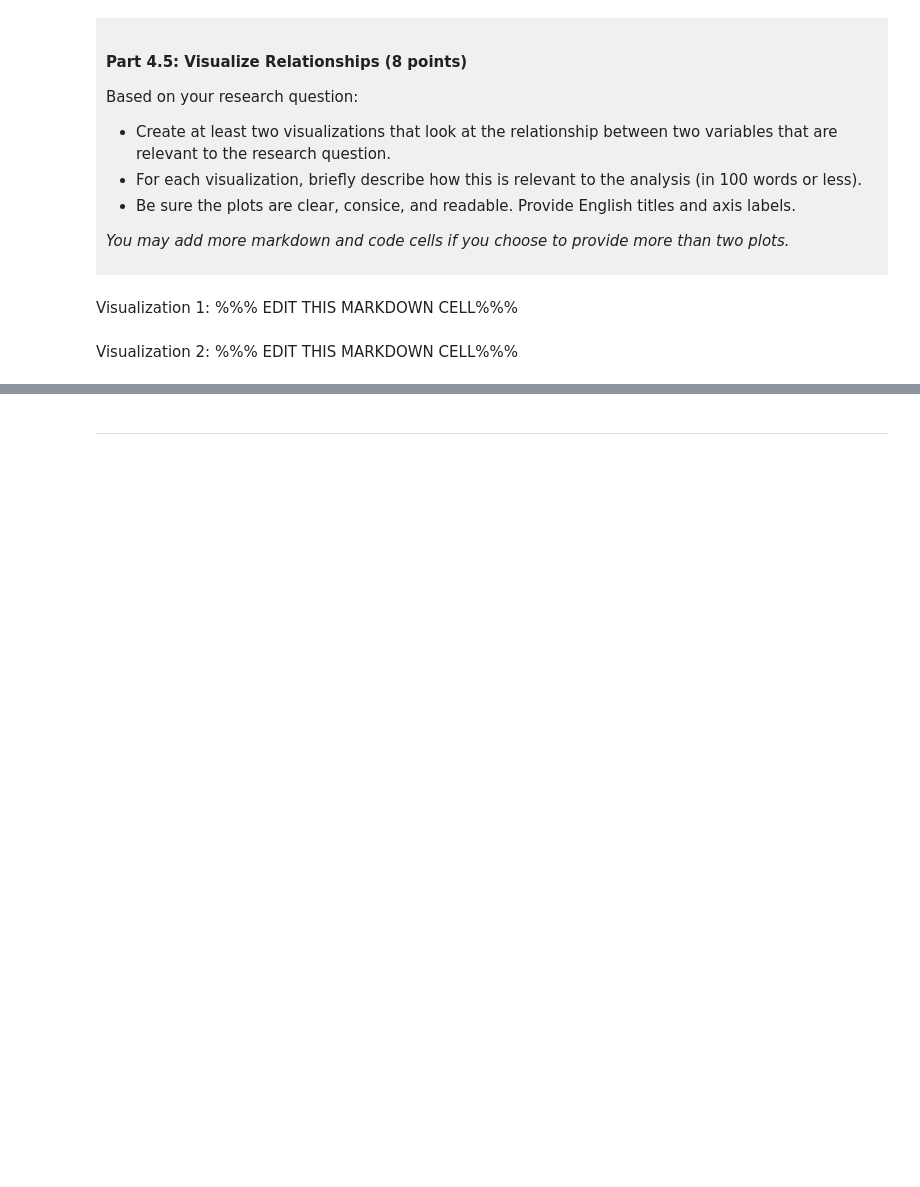
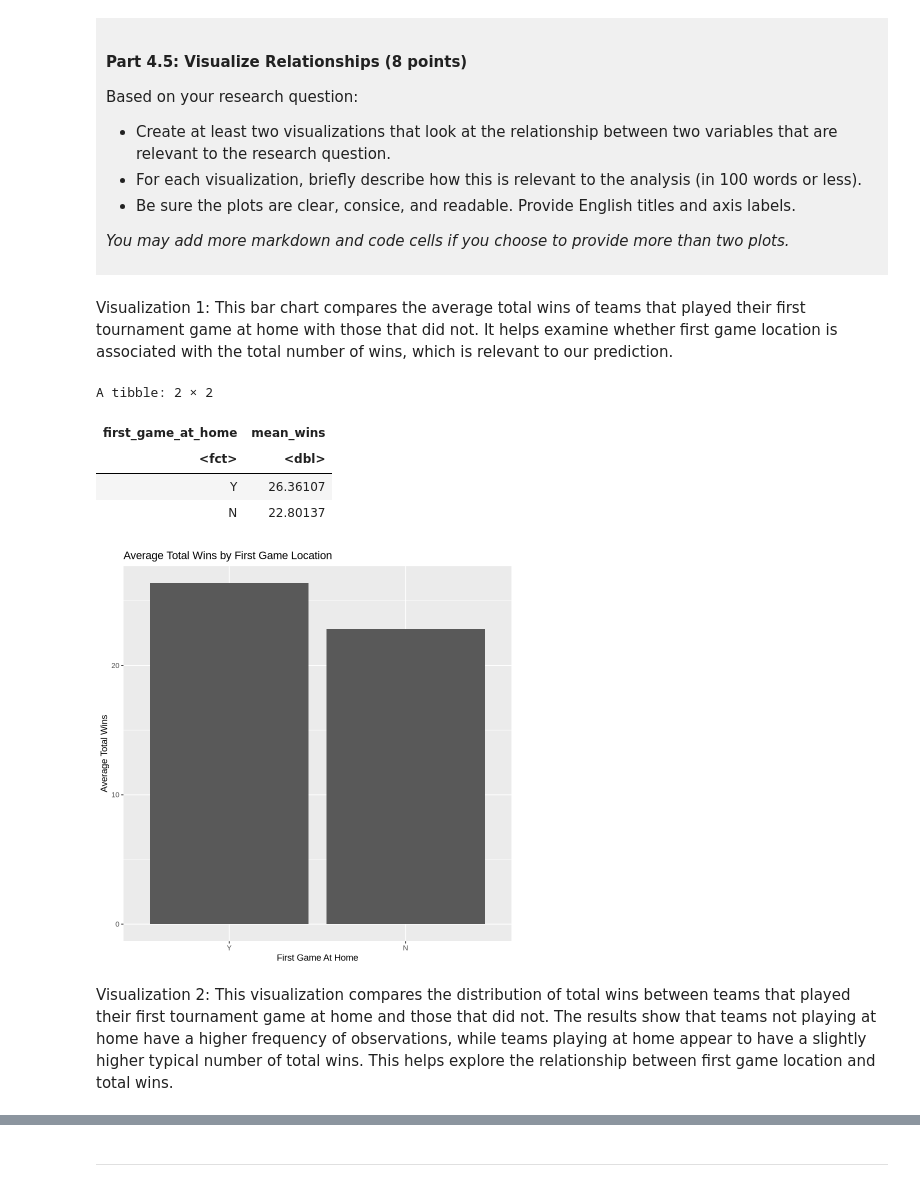
Before and after one commit to clairehuo05/dsci-100-project-Claire-Huo, a Jupyter notebook: dsci-100-project-notebook.ipynb, the cells around one changed output, grey strips where cells are left out. Saved outputs shown, nothing was run; the diff lists cells and outputs as text; code cells hidden in the pictures; blank space fills up the shorter version.

```diff
--- a/dsci-100-project-notebook.ipynb
+++ b/dsci-100-project-notebook.ipynb
@@ -273,9 +376,26 @@ Based on your research question:
 *You may add more markdown and code cells if you choose to provide more than two plots.*
 </div>
 # %% [markdown]
-Visualization 1: %%% EDIT THIS MARKDOWN CELL%%%
+Visualization 1: This bar chart compares the average total wins of teams that played their first tournament game at home with those that did not. It helps examine whether first game location is associated with the total number of wins, which is relevant to our prediction.
 # %%
-### EDIT THIS CODE CELL FOR VISUALIZATION 1###
+women_basketball_mean <- women_basketball_tidy_all|>
+group_by(first_game_at_home)|>
+summarize( mean_wins = mean(total_wins, na.rm = TRUE))
+
+women_basketball_mean|>
+ggplot(aes(x= first_game_at_home, y=mean_wins))+
+geom_col()+
+labs(title="Average Total Wins by First Game Location",
+     x="First Game At Home",
+     y="Average Total Wins")
+women_basketball_mean
+# %% [output]
+A tibble: 2 × 2
+| first_game_at_home | mean_wins |
+| <fct> | <dbl> |
+| Y | 26.36107 |
+| N | 22.80137 |
+[figure, added]
 # %% [markdown]
-Visualization 2: %%% EDIT THIS MARKDOWN CELL%%%
+Visualization 2: This visualization compares the distribution of total wins between teams that played their first tournament game at home and those that did not. The results show that teams not playing at home have a higher frequency of observations, while teams playing at home appear to have a slightly higher typical number of total wins. This helps explore the relationship between first game location and total wins.
 # %%
```
Also changed, not shown: parts of 11 cells of this notebook.
